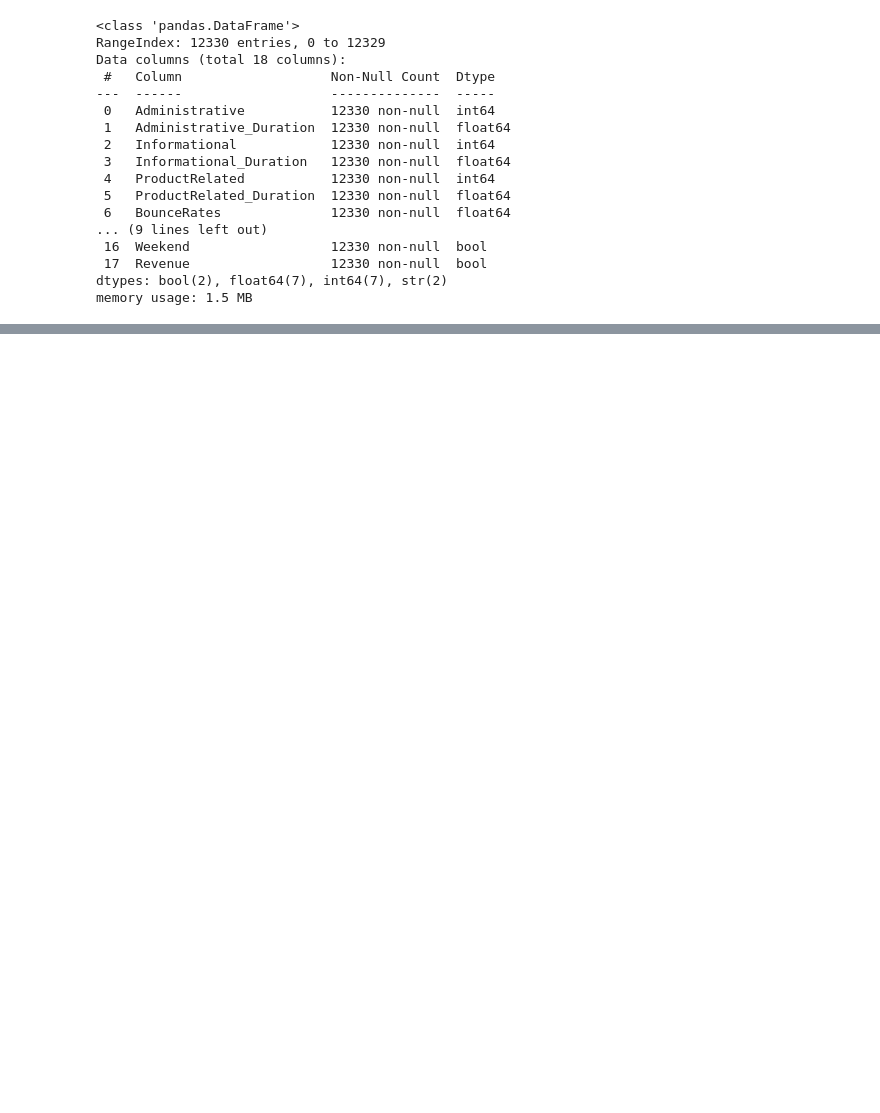
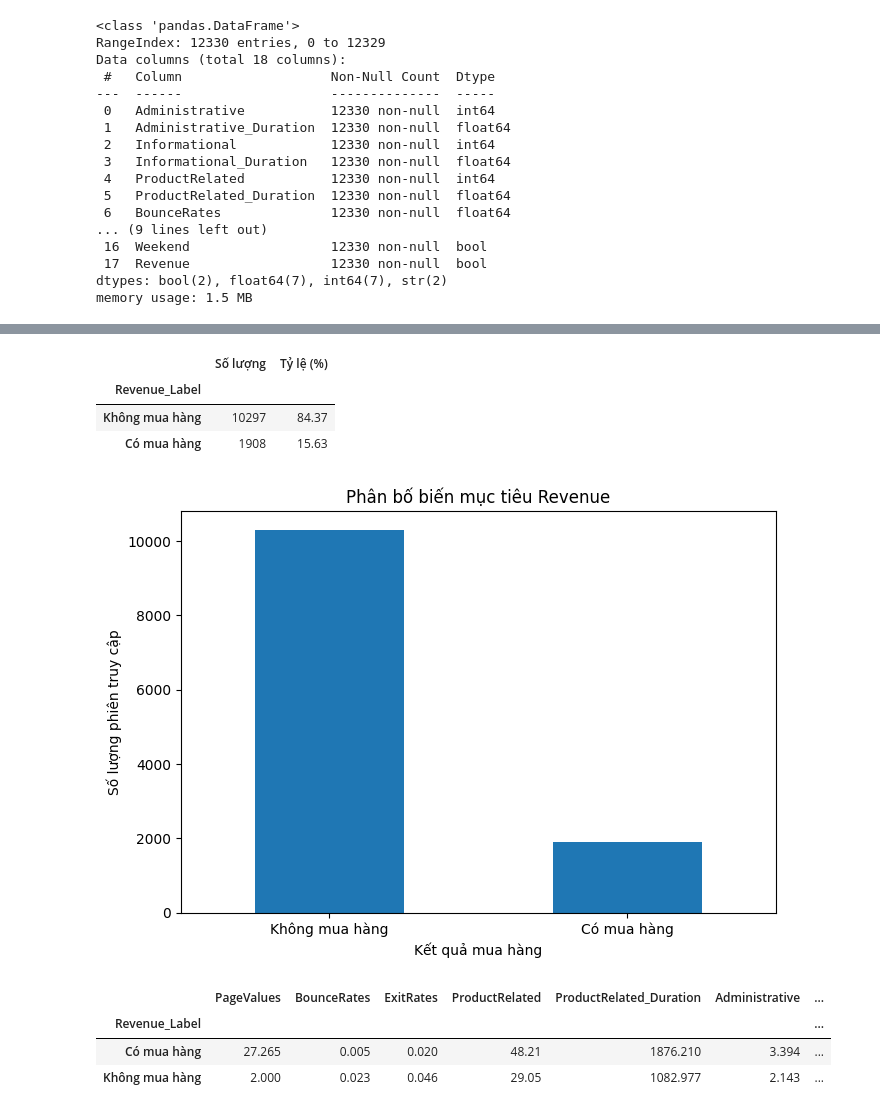
Before and after one commit to LoiDoancode/Dataset, a Jupyter notebook: dataset.ipynb, the cells around one changed output, grey strips where cells are left out. Drawn from its saved outputs; the diff is of its cells as text; code cells hidden in the pictures; blank space fills up the shorter version.

```diff
--- a/dataset.ipynb
+++ b/dataset.ipynb
@@ -287,0 +158,6 @@ plt.show()
+# %%
+df_clean = df.drop_duplicates().copy()
+
+print("Số dòng ban đầu:", df.shape[0])
+print("Số dòng sau khi xóa trùng lặp:", df_clean.shape[0])
+print("Số dòng đã xóa:", df.shape[0] - df_clean.shape[0])
@@ -287,0 +221,47 @@ plt.show()
+# %%
+revenue_count = df_clean["Revenue_Label"].value_counts()
+revenue_percent = df_clean["Revenue_Label"].value_counts(normalize=True) * 100
+
+revenue_summary = pd.DataFrame({
+    "Số lượng": revenue_count,
+    "Tỷ lệ (%)": revenue_percent.round(2)
+})
+
+revenue_summary
+# %% [output]
+|  | Số lượng | Tỷ lệ (%) |
+| Revenue_Label |  |  |
+| Không mua hàng | 10297 | 84.37 |
+| Có mua hàng | 1908 | 15.63 |
+# %%
+plt.figure(figsize=(7, 5))
+
+revenue_count.plot(kind="bar")
+
+plt.title("Phân bố biến mục tiêu Revenue")
+plt.xlabel("Kết quả mua hàng")
+plt.ylabel("Số lượng phiên truy cập")
+plt.xticks(rotation=0)
+plt.tight_layout()
+plt.show()
+# %% [output]
+[figure, added]
+# %%
+behavior_cols = [
+    "PageValues",
+    "BounceRates",
+    "ExitRates",
+    "ProductRelated",
+    "ProductRelated_Duration",
+    "Administrative",
+    "Administrative_Duration"
+]
+
+behavior_compare = df_clean.groupby("Revenue_Label")[behavior_cols].mean().round(3)
+
+behavior_compare
+# %% [output]
+|  | PageValues | BounceRates | ExitRates | ProductRelated | ProductRelated_Duration | Administrative | ... |
+| Revenue_Label |  |  |  |  |  |  | ... |
+| Có mua hàng | 27.265 | 0.005 | 0.020 | 48.21 | 1876.210 | 3.394 | ... |
+| Không mua hàng | 2.000 | 0.023 | 0.046 | 29.05 | 1082.977 | 2.143 | ... |
```
Also changed, not shown: parts of 74 cells of this notebook, 9 other files.
